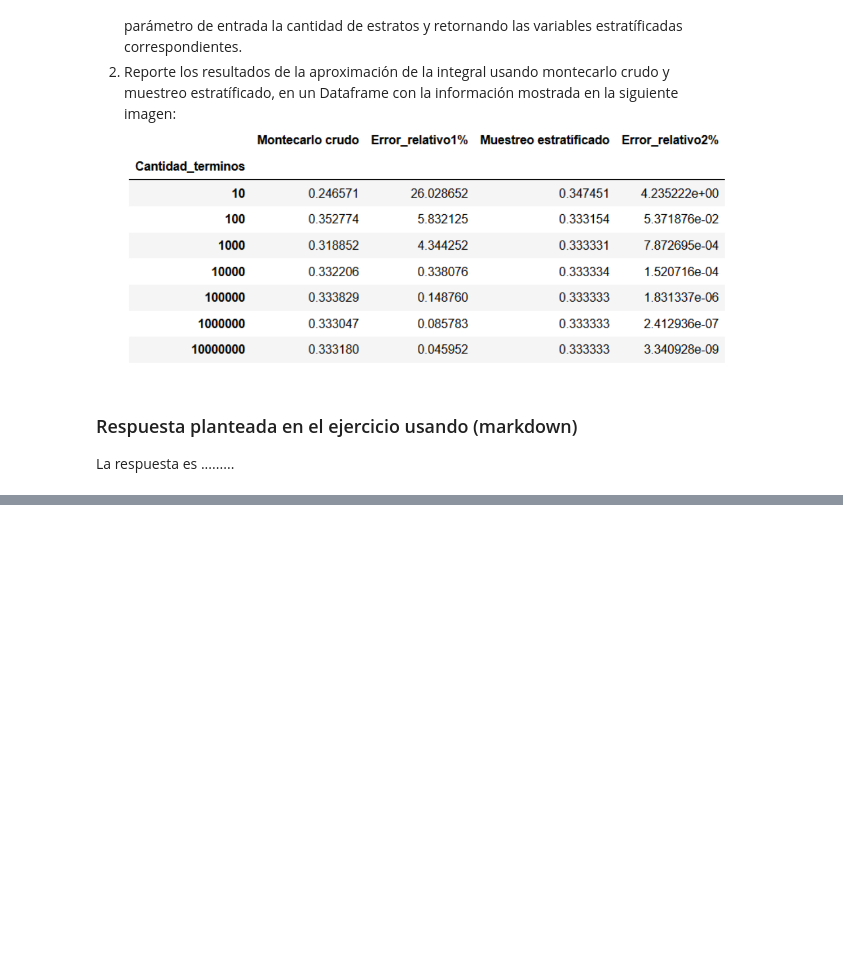
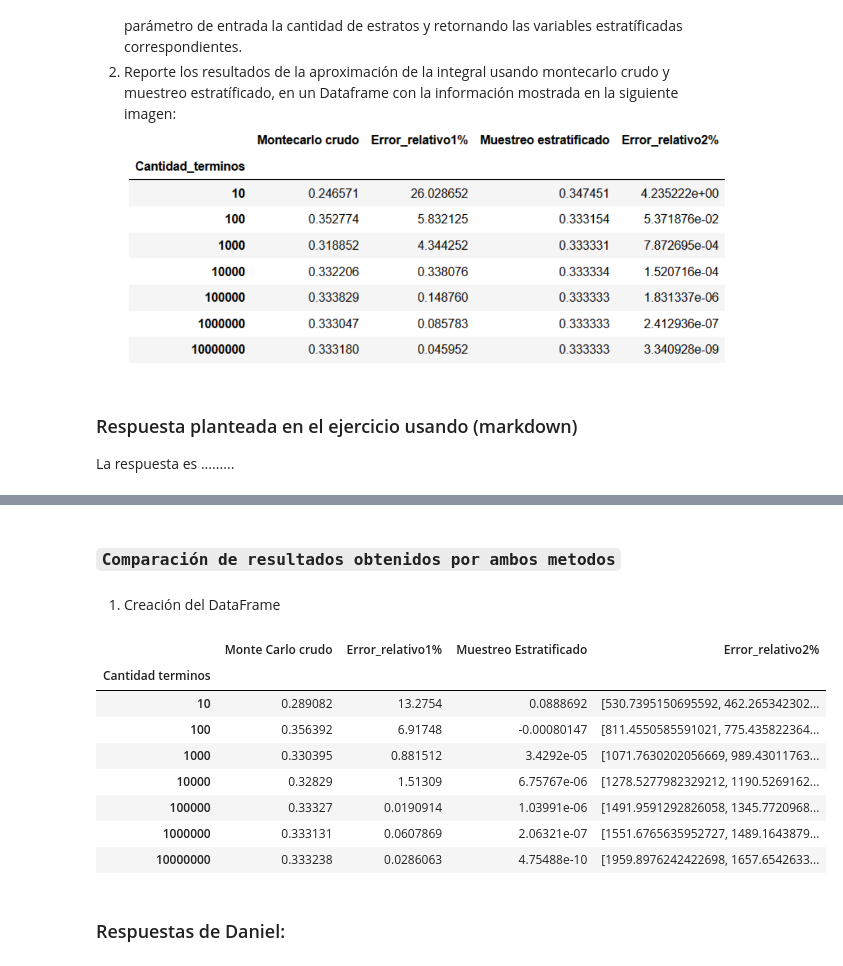
Before and after one commit to JuanPablo2019/Tarea7, a Jupyter notebook: Plantilla_Tareas_Tarea7.ipynb, the cells around one changed output, grey strips where cells are left out. Cells and saved outputs as stored; diff of their text form; code cells hidden in the pictures; blank space fills up the shorter version.

```diff
--- a/Plantilla_Tareas_Tarea7.ipynb
+++ b/Plantilla_Tareas_Tarea7.ipynb
@@ -41,0 +62,2 @@ Pasos
+# %%
+m_results = [monte_carlo(a,b,lambda x: x**2,i) for i in U]
@@ -41,0 +68,7 @@ Pasos
+# %%
+def m_estrato(N):
+    global a,b
+    U = np.random.uniform(a,b,N)
+    estratos = np.arange(0,N)
+    samples = st.norm.ppf((U+estratos)/N)
+    return samples
@@ -41,0 +77,4 @@ Pasos
+# %%
+samples = [m_estrato(i) for i in N]
+# %%
+estrato_results = list(map(lambda x: x.mean(),samples))
@@ -41,0 +91,25 @@ Pasos
+# %% [markdown]
+### `Comparación de resultados obtenidos por ambos metodos`
+# %% [markdown]
+1. Creación del DataFrame
+# %%
+I_var = 1/3
+datos = pd.DataFrame(index=N,columns=['Monte Carlo crudo','Error_relativo1%','Muestreo Estratificado','Error_relativo2%'])
+datos.index.name='Cantidad terminos'
+datos.loc[N,'Monte Carlo crudo'] = m_results
+datos.loc[N,"Error_relativo1%"] = np.abs(df.loc[N,'Monte Carlo crudo']-I_var)*100/I_var
+datos.loc[N,'Muestreo Estratificado'] = estrato_results
+datos.loc[N,"Error_relativo2%"] = np.abs(df.loc[N,'Muestreo Estratificado']-I_var)*100/I_var
+datos
+# %% [output]
+|  | Monte Carlo crudo | Error_relativo1% | Muestreo Estratificado | Error_relativo2% |
+| Cantidad terminos |  |  |  |  |
+| 10 | 0.289082 | 13.2754 | 0.0888692 | [530.7395150695592, 462.265342302... |
+| 100 | 0.356392 | 6.91748 | -0.00080147 | [811.4550585591021, 775.435822364... |
+| 1000 | 0.330395 | 0.881512 | 3.4292e-05 | [1071.7630202056669, 989.43011763... |
+| 10000 | 0.32829 | 1.51309 | 6.75767e-06 | [1278.5277982329212, 1190.5269162... |
+| 100000 | 0.33327 | 0.0190914 | 1.03991e-06 | [1491.9591292826058, 1345.7720968... |
+| 1000000 | 0.333131 | 0.0607869 | 2.06321e-07 | [1551.6765635952727, 1489.1643879... |
+| 10000000 | 0.333238 | 0.0286063 | 4.75488e-10 | [1959.8976242422698, 1657.6542633... |
+# %% [markdown]
+### Respuestas de Daniel:
```
Also changed, not shown: parts of 13 cells of this notebook.
